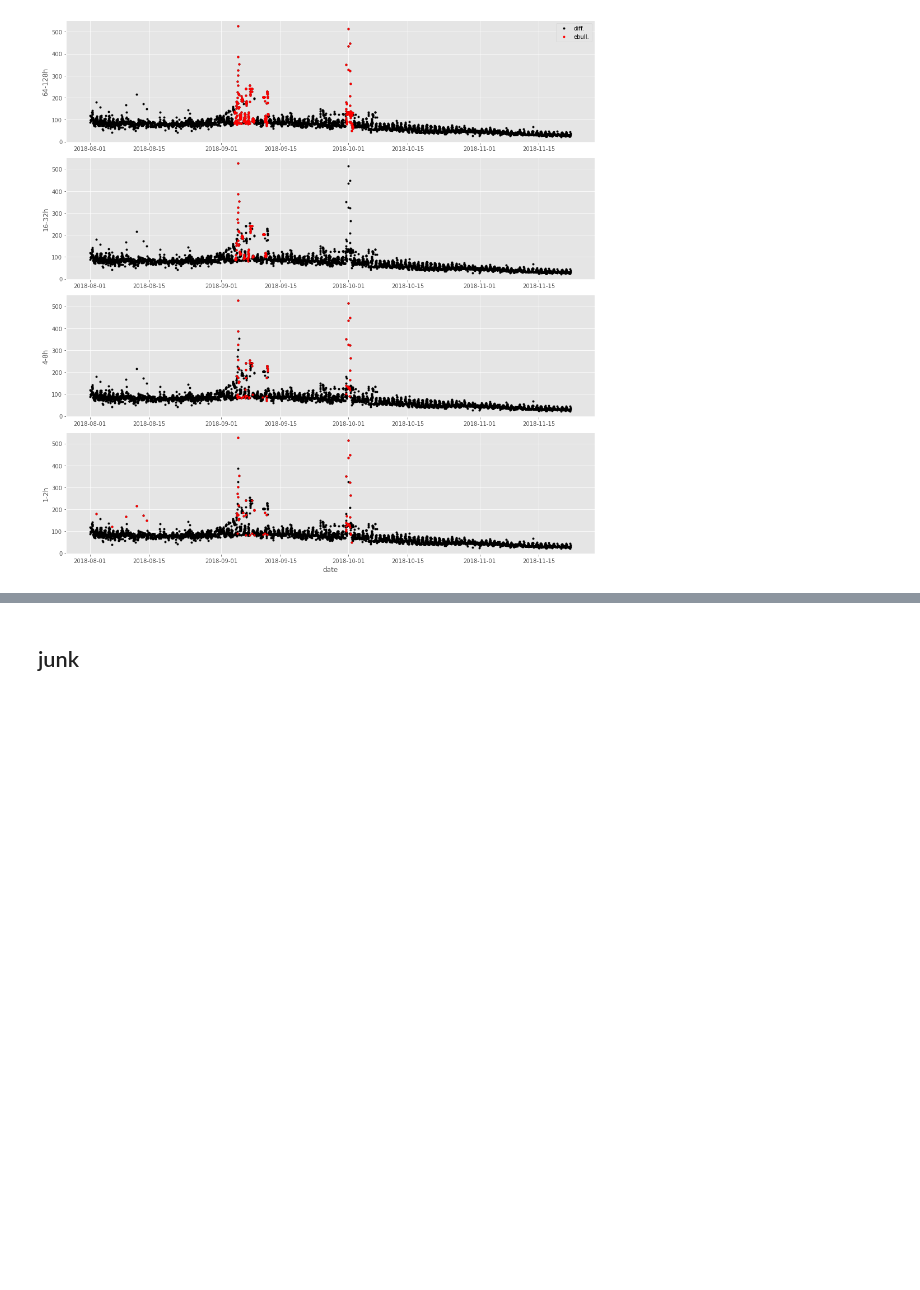
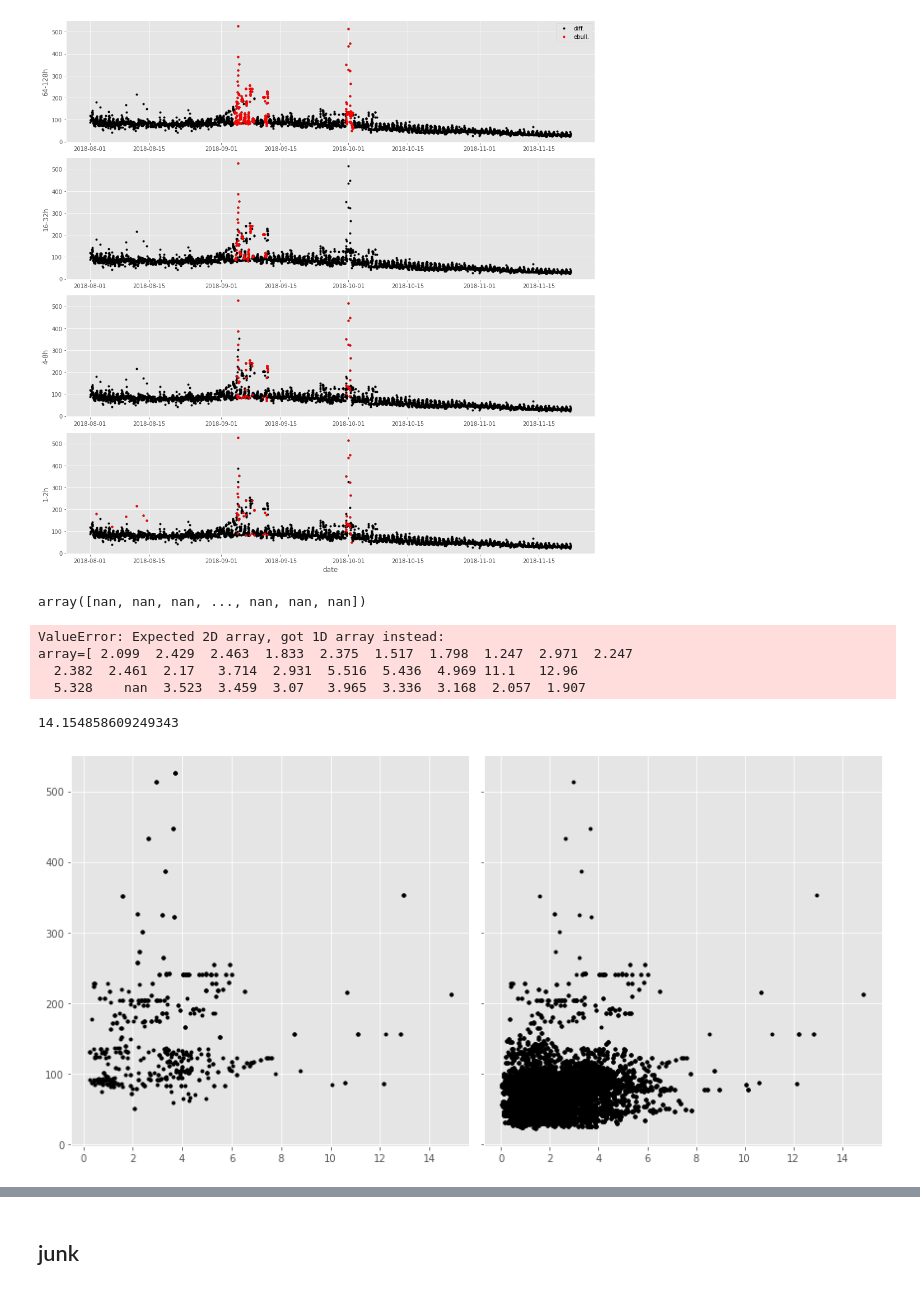
Before and after one commit to ottobriner/wavelet-partition, a Jupyter notebook: FLX_JP-BBY.ipynb, the cells around one changed output, grey strips where cells are left out. Drawn from its saved outputs; the diff is of its cells as text; code cells hidden in the pictures; blank space fills up the shorter version.

```diff
--- a/FLX_JP-BBY.ipynb
+++ b/FLX_JP-BBY.ipynb
@@ -163,3 +201,40 @@ plt.tight_layout()
 plt.show()
 # %% [output]
 [figure]
+# %%
+ws_diff = np.concatenate(df.loc[:, 'FCH4_w0d':'FCH4_w3d'].to_numpy())
+# %%
+ws_diff
+# %% [output]
+array([nan, nan, nan, ..., nan, nan, nan])
+# %%
+for j in range(4):
+    ws_diff
+LS_ws_diff = LinearRegression().fit(df.loc[df['FCH4_w0d':'FCH4_w3d'].any()==0, 'WS'], df.loc[df['FCH4_w{}d'.format(j)]==0, 'FCH4_F'])
+# %% [output]
+ValueError: Expected 2D array, got 1D array instead:
+array=[ 2.099  2.429  2.463  1.833  2.375  1.517  1.798  1.247  2.971  2.247
+  2.382  2.461  2.17   3.714  2.931  5.516  5.436  4.969 11.1   12.96
+  5.328    nan  3.523  3.459  3.07   3.965  3.336  3.168  2.057  1.907
+# %%
+pred = LS.predict(cLEflat)
+rmsd = np.sqrt(mean_squared_error(cMflat, pred))
+rmsd
+# %% [output]
+14.154858609249343
+# %%
+fig, ax = plt.subplots(1, 2, figsize=(12,6), sharey=True)
+
+for j in range(4):
+    ax[0].plot(df.loc[df['FCH4_w{}d'.format(j)]==0, 'WS'],df.loc[df['FCH4_w{}d'.format(j)]==0, 'FCH4_F'], 'k.')
+    ax[1].plot(df.loc[df['FCH4_w{}d'.format(j)]==1, 'WS'],df.loc[df['FCH4_w{}d'.format(j)]==1, 'FCH4_F'], 'k.')
+#            df.loc[df['FCH4_w{}d'.format(j)]==0].index, df.loc[df.loc[df['FCH4_w{}d'.format(j)]==0].index, 'WS'], 'r.')
+#     ax[3-j,0].set(ylabel = '{0}-{1}h'.format(2**(2*j),2**(2*j)*2))
+
+#ax[-1].set_xlabel('date')
+#ax[0,0].legend(['diff.', 'ebull.'])
+#plt.savefig('plot/20210603_part_BBY.jpeg')
+plt.tight_layout()
+plt.show()
+# %% [output]
+[figure, added]
```
Also changed, not shown: parts of 11 cells of this notebook.
